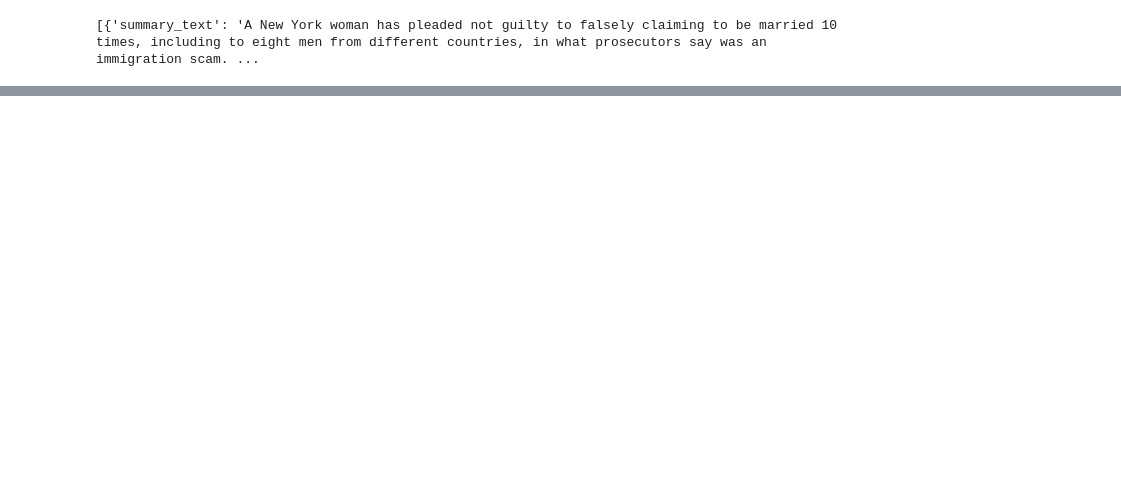
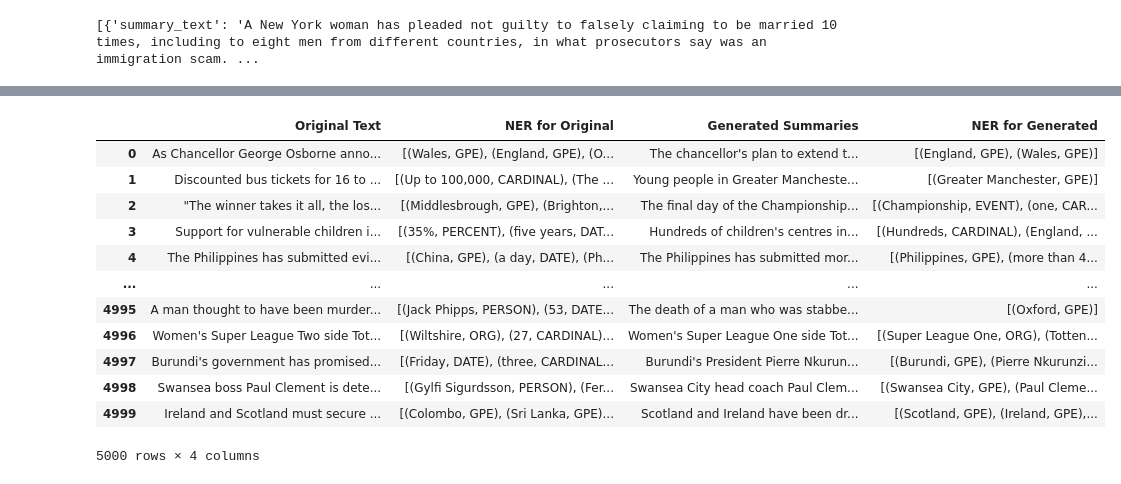
Before and after one commit to TanviKandalla/text-summarization, a Jupyter notebook: With Genetic Algorithms/BARTSummarizer.ipynb, the cells around one changed output, grey strips where cells are left out. Saved outputs shown, nothing was run; the diff lists cells and outputs as text; code cells hidden in the pictures; blank space fills up the shorter version.

```diff
--- a/With Genetic Algorithms/BARTSummarizer.ipynb
+++ b/With Genetic Algorithms/BARTSummarizer.ipynb
@@ -32,0 +50,6 @@ Found cached dataset xsum (/dgxa_home/se20ucse203/.cache/huggingface/datasets/xs
+# %%
+num_rows_to_keep = 5000
+
+dataset['train'] = dataset['train'].shuffle(seed=42).select([i for i in range(num_rows_to_keep)])
+dataset['validation'] = dataset['validation'].shuffle(seed=42).select([i for i in range(num_rows_to_keep)])
+dataset['test'] = dataset['test'].shuffle(seed=42).select([i for i in range(num_rows_to_keep)])
@@ -125,6 +149,7 @@ summaries_NER = []
 train_NER = []
 for i in range(0,len(dataset['train'])):
     ARTICLE = dataset['train']['document'][i]
+    ARTICLE = ARTICLE[:1024]
     summary = list(summarizer(ARTICLE, max_length=130, min_length=30, do_sample=False)[0].values())[0]
     summaries.append(summary)
     train_summaries.append(dataset['train']['summary'][i])
@@ -144,3 +233,19 @@ df.to_csv('Summaries_NER.csv', index = Falses)
+# %%
+df
+# %% [output]
+|  | Original Text | NER for Original | Generated Summaries | NER for Generated |
+| 0 | As Chancellor George Osborne anno... | [(Wales, GPE), (England, GPE), (O... | The chancellor's plan to extend t... | [(England, GPE), (Wales, GPE)] |
+| 1 | Discounted bus tickets for 16 to ... | [(Up to 100,000, CARDINAL), (The ... | Young people in Greater Mancheste... | [(Greater Manchester, GPE)] |
+| 2 | "The winner takes it all, the los... | [(Middlesbrough, GPE), (Brighton,... | The final day of the Championship... | [(Championship, EVENT), (one, CAR... |
+| 3 | Support for vulnerable children i... | [(35%, PERCENT), (five years, DAT... | Hundreds of children's centres in... | [(Hundreds, CARDINAL), (England, ... |
+| 4 | The Philippines has submitted evi... | [(China, GPE), (a day, DATE), (Ph... | The Philippines has submitted mor... | [(Philippines, GPE), (more than 4... |
+| ... | ... | ... | ... | ... |
+| 4995 | A man thought to have been murder... | [(Jack Phipps, PERSON), (53, DATE... | The death of a man who was stabbe... | [(Oxford, GPE)] |
+| 4996 | Women's Super League Two side Tot... | [(Wiltshire, ORG), (27, CARDINAL)... | Women's Super League One side Tot... | [(Super League One, ORG), (Totten... |
+| 4997 | Burundi's government has promised... | [(Friday, DATE), (three, CARDINAL... | Burundi's President Pierre Nkurun... | [(Burundi, GPE), (Pierre Nkurunzi... |
+| 4998 | Swansea boss Paul Clement is dete... | [(Gylfi Sigurdsson, PERSON), (Fer... | Swansea City head coach Paul Clem... | [(Swansea City, GPE), (Paul Cleme... |
+| 4999 | Ireland and Scotland must secure ... | [(Colombo, GPE), (Sri Lanka, GPE)... | Scotland and Ireland have been dr... | [(Scotland, GPE), (Ireland, GPE),... |
+5000 rows × 4 columns
 # %%
 import string
 def frequencies(word, text):
```
Also changed, not shown: parts of 17 cells of this notebook, 1 other file.
